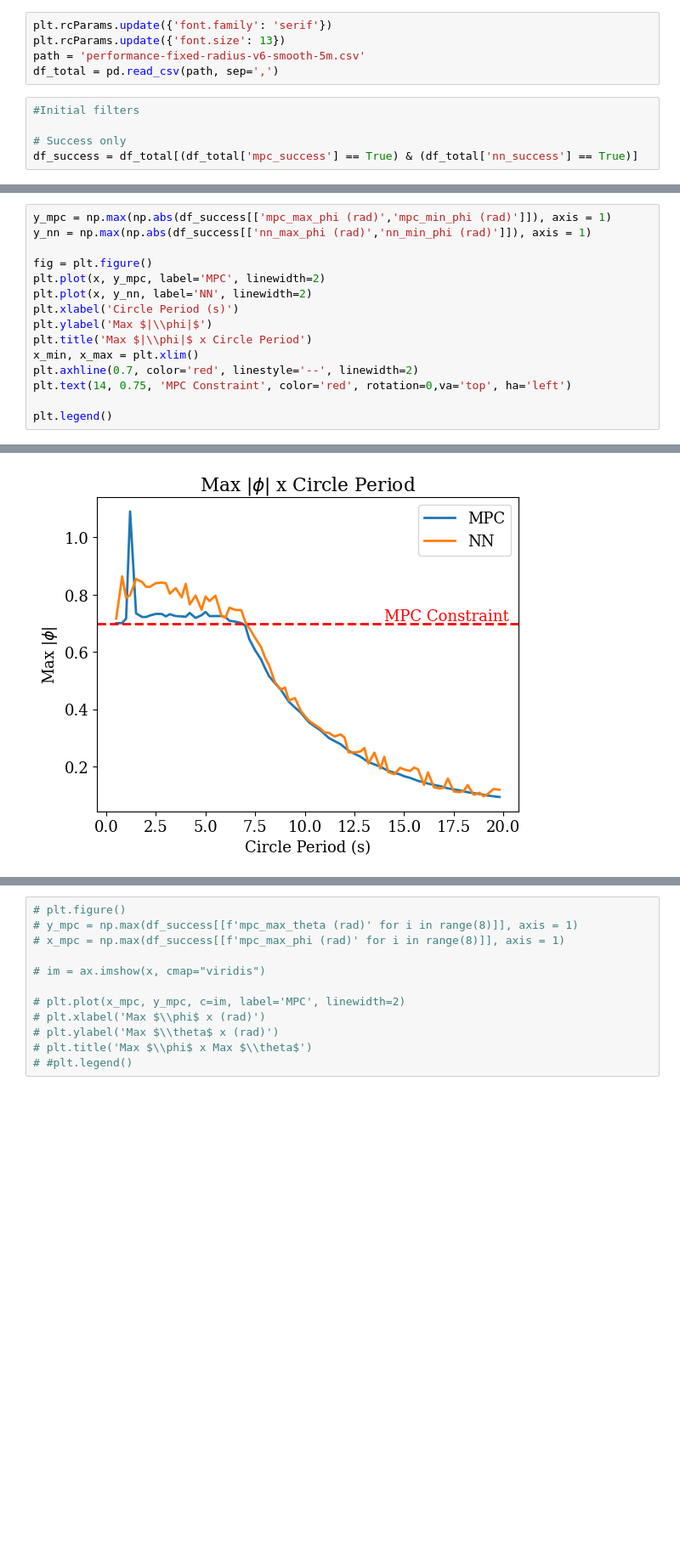
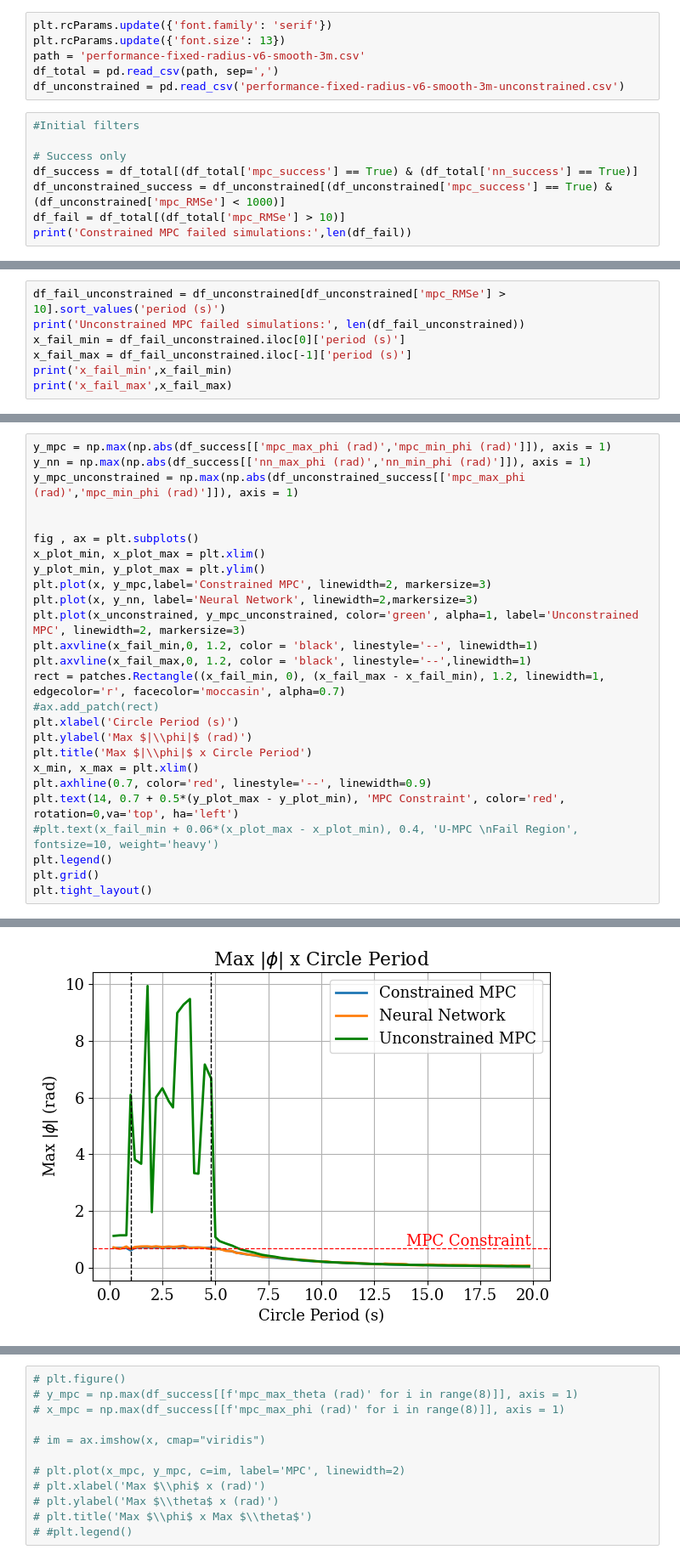
Before and after one commit to mtlira/meng-ita-nn-mpc, a Jupyter notebook: 6dof_quadrotor/figures-tables/performance-analysis/performance-fixed-radius.ipynb, the cells around one changed output, grey strips where cells are left out. Shown at 85% size. Saved outputs shown, nothing was run; the diff lists cells and outputs as text; blank space fills up the shorter version.

```diff
--- a/6dof_quadrotor/figures-tables/performance-analysis/performance-fixed-radius.ipynb
+++ b/6dof_quadrotor/figures-tables/performance-analysis/performance-fixed-radius.ipynb
@@ -15,10 +16,14 @@ analyzer = plots.DataAnalyser()
 # %%
 plt.rcParams.update({'font.family': 'serif'})
 plt.rcParams.update({'font.size': 13})
-path = 'performance-fixed-radius-v6-smooth-5m.csv'
+path = 'performance-fixed-radius-v6-smooth-3m.csv'
 df_total = pd.read_csv(path, sep=',')
+df_unconstrained = pd.read_csv('performance-fixed-radius-v6-smooth-3m-unconstrained.csv')
 # %%
 #Initial filters
 
 # Success only
 df_success = df_total[(df_total['mpc_success'] == True) & (df_total['nn_success'] == True)]
+df_unconstrained_success = df_unconstrained[(df_unconstrained['mpc_success'] == True) & (df_unconstrained['mpc_RMSe'] < 1000)]
+df_fail = df_total[(df_total['mpc_RMSe'] > 10)]
+print('Constrained MPC failed simulations:',len(df_fail))
@@ -24,0 +32,7 @@ df_success = df_total[(df_total['mpc_success'] == True) & (df_total['nn_success'
+# %%
+df_fail_unconstrained = df_unconstrained[df_unconstrained['mpc_RMSe'] > 10].sort_values('period (s)')
+print('Unconstrained MPC failed simulations:', len(df_fail_unconstrained))
+x_fail_min = df_fail_unconstrained.iloc[0]['period (s)']
+x_fail_max = df_fail_unconstrained.iloc[-1]['period (s)']
+print('x_fail_min',x_fail_min)
+print('x_fail_max',x_fail_max)
@@ -40,16 +83,27 @@ plt.legend()
 # %%
 y_mpc = np.max(np.abs(df_success[['mpc_max_phi (rad)','mpc_min_phi (rad)']]), axis = 1)
 y_nn = np.max(np.abs(df_success[['nn_max_phi (rad)','nn_min_phi (rad)']]), axis = 1)
+y_mpc_unconstrained = np.max(np.abs(df_unconstrained_success[['mpc_max_phi (rad)','mpc_min_phi (rad)']]), axis = 1)
 
-fig = plt.figure()
-plt.plot(x, y_mpc, label='MPC', linewidth=2)
-plt.plot(x, y_nn, label='NN', linewidth=2)
+
+fig , ax = plt.subplots()
+x_plot_min, x_plot_max = plt.xlim()
+y_plot_min, y_plot_max = plt.ylim()
+plt.plot(x, y_mpc,label='Constrained MPC', linewidth=2, markersize=3)
+plt.plot(x, y_nn, label='Neural Network', linewidth=2,markersize=3)
+plt.plot(x_unconstrained, y_mpc_unconstrained, color='green', alpha=1, label='Unconstrained MPC', linewidth=2, markersize=3)
+plt.axvline(x_fail_min,0, 1.2, color = 'black', linestyle='--', linewidth=1)
+plt.axvline(x_fail_max,0, 1.2, color = 'black', linestyle='--',linewidth=1)
+rect = patches.Rectangle((x_fail_min, 0), (x_fail_max - x_fail_min), 1.2, linewidth=1, edgecolor='r', facecolor='moccasin', alpha=0.7)
+#ax.add_patch(rect)
 plt.xlabel('Circle Period (s)')
-plt.ylabel('Max $|\\phi|$')
+plt.ylabel('Max $|\\phi|$ (rad)')
 plt.title('Max $|\\phi|$ x Circle Period')
 x_min, x_max = plt.xlim()
-plt.axhline(0.7, color='red', linestyle='--', linewidth=2)
-plt.text(14, 0.75, 'MPC Constraint', color='red', rotation=0,va='top', ha='left')
-
+plt.axhline(0.7, color='red', linestyle='--', linewidth=0.9)
+plt.text(14, 0.7 + 0.5*(y_plot_max - y_plot_min), 'MPC Constraint', color='red', rotation=0,va='top', ha='left')
+#plt.text(x_fail_min + 0.06*(x_plot_max - x_plot_min), 0.4, 'U-MPC \nFail Region', fontsize=10, weight='heavy')
 plt.legend()
+plt.grid()
+plt.tight_layout()
 # %% [output]
@@ -57,2 +110,2 @@ plt.legend()
-[figure, old version]
+[figure, new version]
 # %%
```
Also changed, not shown: parts of 14 cells of this notebook, 58 other files.
